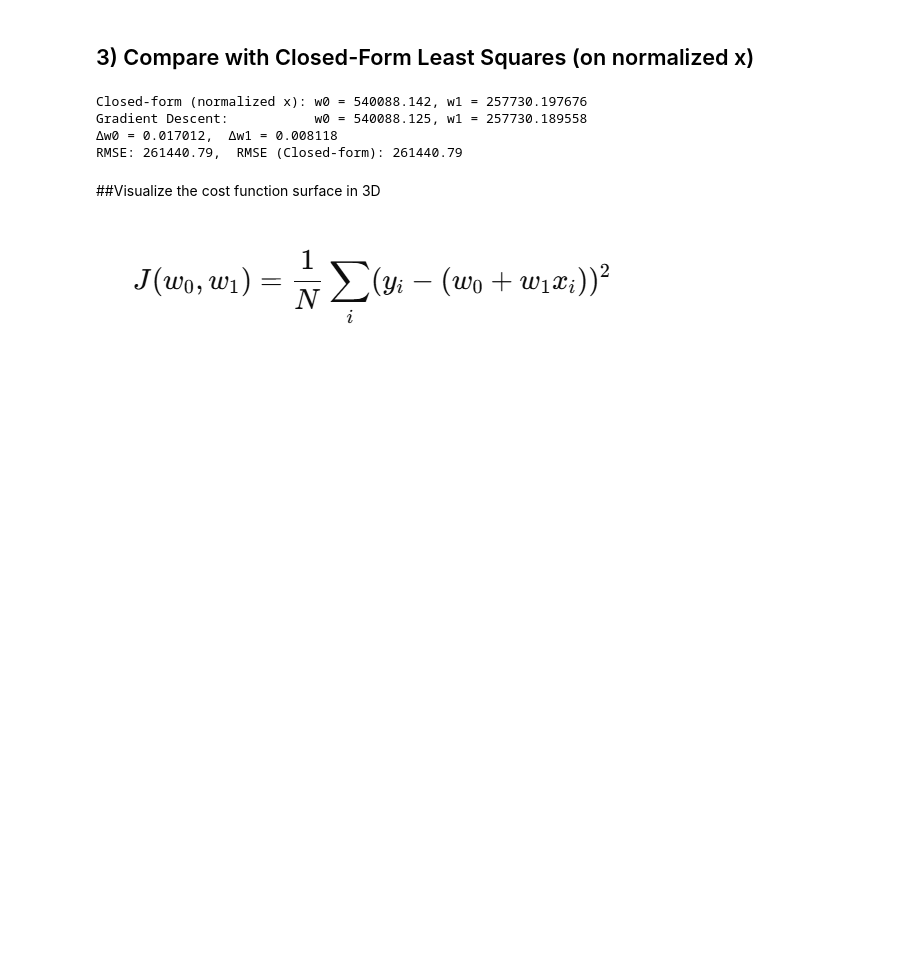
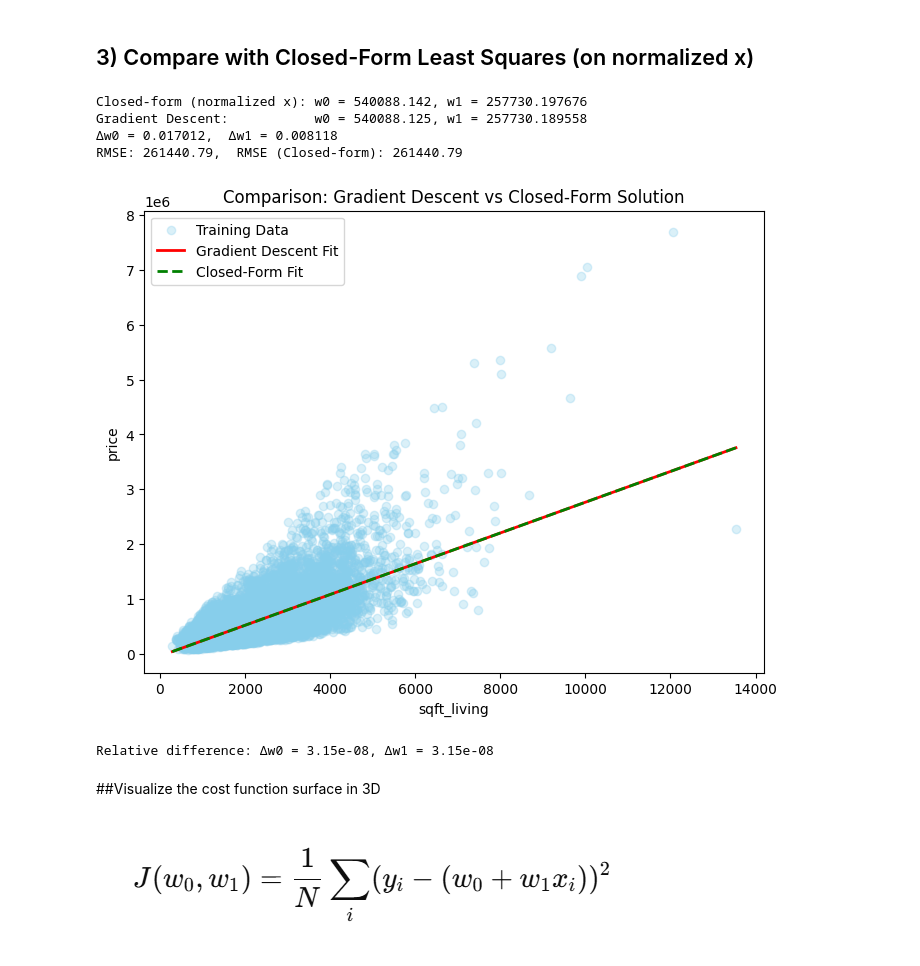
Before and after one commit to Khawla0102/Resporty-Hub, a Jupyter notebook: HW1.ipynb, the cells around one changed output. Cells and saved outputs as stored; diff of their text form; code cells hidden in the pictures; blank space fills up the shorter version.

```diff
--- a/HW1.ipynb
+++ b/HW1.ipynb
@@ -134,21 +138,37 @@ Gradient Descent: w0=540088.125, w1=257730.189558, iters=855
 # %%
 # Design matrix using normalized x
 Xn = np.column_stack([np.ones_like(x_n), x_n])
 theta = np.linalg.pinv(Xn.T @ Xn) @ (Xn.T @ y)  # pinv for numerical stability
 intercept_closed, slope_closed = theta
 
 print(f"Closed-form (normalized x): w0 = {intercept_closed:.3f}, w1 = {slope_closed:.6f}")
 print(f"Gradient Descent:           w0 = {w0:.3f}, w1 = {w1:.6f}")
 print(f"Δw0 = {abs(w0 - intercept_closed):.6f},  Δw1 = {abs(w1 - slope_closed):.6f}")
 
 # RMSE comparison
 y_pred_gd = w0 + w1 * x_n
 y_pred_closed = intercept_closed + slope_closed * x_n
 rmse_gd = np.sqrt(np.mean((y - y_pred_gd)**2))
 rmse_closed = np.sqrt(np.mean((y - y_pred_closed)**2))
 print(f"RMSE: {rmse_gd:.2f},  RMSE (Closed-form): {rmse_closed:.2f}")
+
+# --- Visualization ---
+xx = np.linspace(x.min(), x.max(), 200)
+yy_gd = w0 + w1 * ((xx - x_mean) / x_std)
+yy_closed = intercept_closed + slope_closed * ((xx - x_mean) / x_std)
+
+plt.figure(figsize=(8,6))
+plt.scatter(x, y, alpha=0.3, label="Training Data", color='skyblue')
+plt.plot(xx, yy_gd, 'r-', linewidth=2, label="Gradient Descent Fit")
+plt.plot(xx, yy_closed, 'g--', linewidth=2, label="Closed-Form Fit")
+plt.xlabel("sqft_living")
+plt.ylabel("price")
+plt.title("Comparison: Gradient Descent vs Closed-Form Solution")
+plt.legend()
+plt.show()
 # %% [output]
 Closed-form (normalized x): w0 = 540088.142, w1 = 257730.197676
 Gradient Descent:           w0 = 540088.125, w1 = 257730.189558
 Δw0 = 0.017012,  Δw1 = 0.008118
 RMSE: 261440.79,  RMSE (Closed-form): 261440.79
+[figure, added]
@@ -155,3 +182,9 @@ RMSE: 261440.79,  RMSE (Closed-form): 261440.79
+# %%
+rel_diff_w0 = abs(w0 - intercept_closed) / abs(intercept_closed)
+rel_diff_w1 = abs(w1 - slope_closed) / abs(slope_closed)
+print(f"Relative difference: Δw0 = {rel_diff_w0:.2e}, Δw1 = {rel_diff_w1:.2e}")
+# %% [output]
+Relative difference: Δw0 = 3.15e-08, Δw1 = 3.15e-08
 # %% [markdown]
 ##Visualize the cost function surface in 3D![image.png](embedded-picture-1)
 # %%
```
Also changed, not shown: parts of 16 cells of this notebook.
